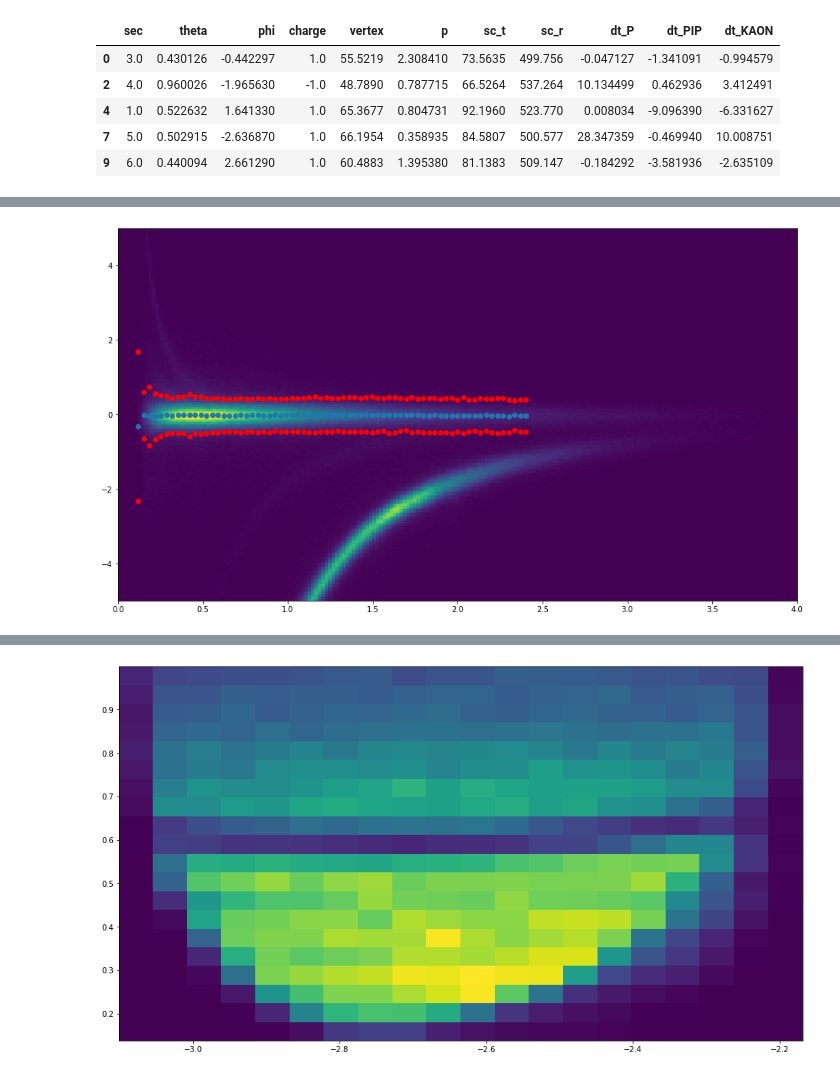
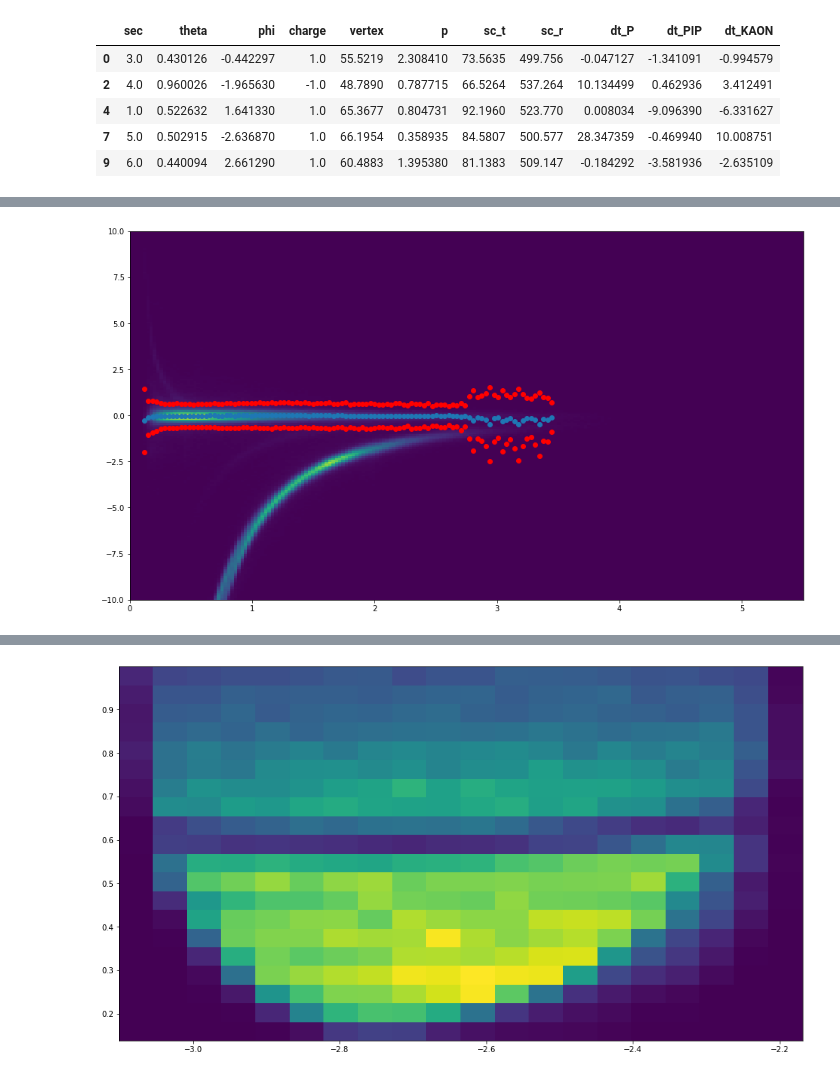
Before and after one commit to tylern4/physics_code, a Jupyter notebook: current/deltaTFitter/DtFitter.ipynb, the cells around one changed output, grey strips where cells are left out. Saved outputs shown, nothing was run; the diff lists cells and outputs as text; code cells hidden in the pictures.

```diff
--- a/current/deltaTFitter/DtFitter.ipynb
+++ b/current/deltaTFitter/DtFitter.ipynb
@@ -176,0 +161,2 @@ slices = get_slices(data, show=True)
+# %%
+slices = get_slices(data, min_p = 0.0, max_p = 2.5, num_steps = 250, show=False)
@@ -177,13 +177,13 @@ slices = get_slices(data, show=True)
 # %%
 slice_p = slices[0]
 mu = slices[1]
 sigma = slices[2]
 
 fig = plt.figure(figsize=(16,9))
-plt.hist2d(data.p, data.dt_PIP, bins=200, range=((0, 4.0),(-5.0,5.0)))
+plt.hist2d(data.p, data.dt_PIP, bins=200, range=((0, 5.5),(-10.0,10.0)))
 plt.scatter(slice_p, mu)
-plt.scatter(slice_p, mu+2*sigma, c='r')
-plt.scatter(slice_p, mu-2*sigma, c='r')
+plt.scatter(slice_p, mu+3*sigma, c='r')
+plt.scatter(slice_p, mu-3*sigma, c='r')
 plt.show()
 # %% [output]
-[figure, old version]
+[figure, new version]
```
Also changed, not shown: parts of 6 cells of this notebook, 7 other files.
